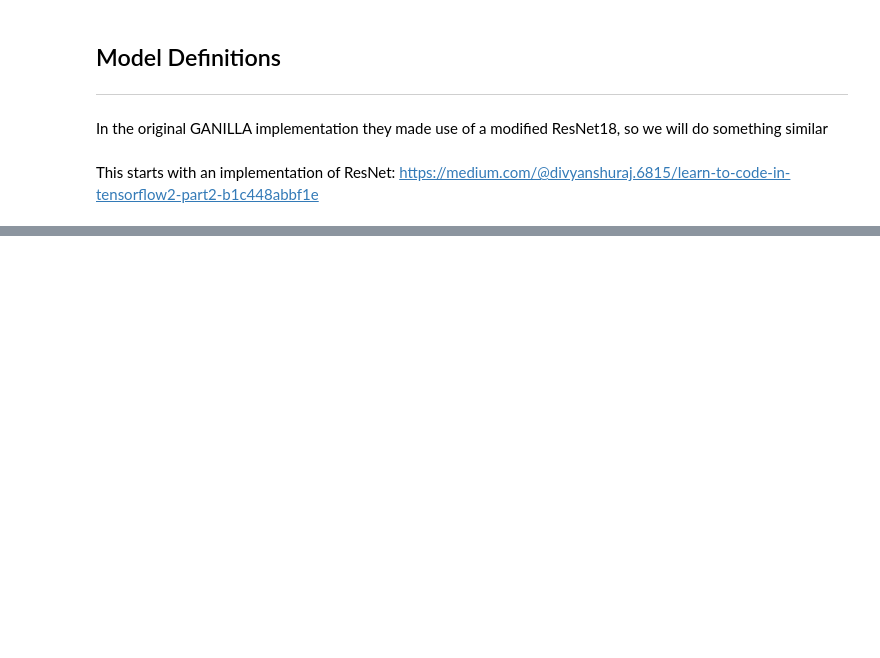
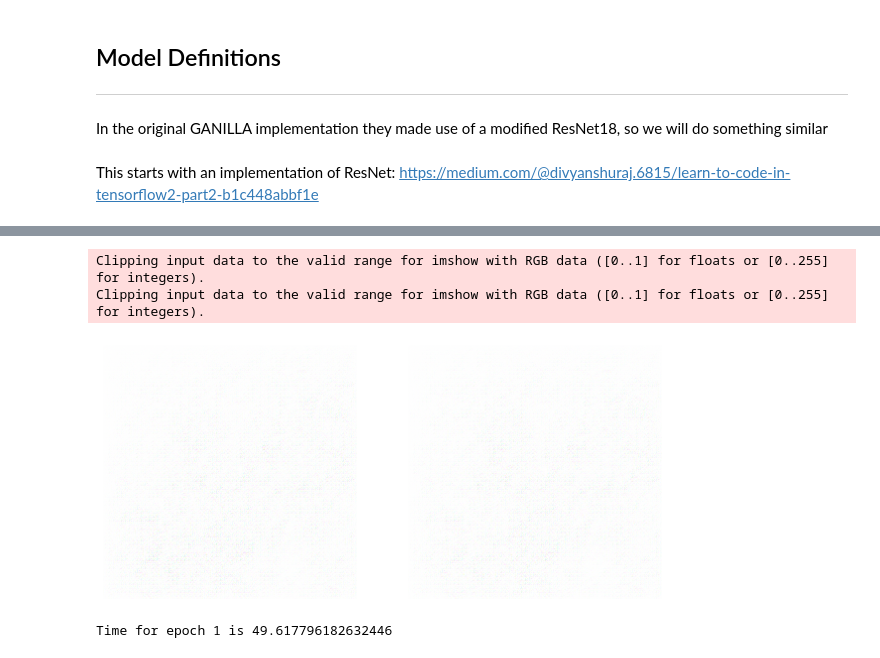
Before and after one commit to mycicle/cpe695, a Jupyter notebook: assignments/final_project/style_transfer.ipynb, the cells around one changed output, grey strips where cells are left out. Saved outputs shown, nothing was run; the diff lists cells and outputs as text; code cells hidden in the pictures; blank space fills up the shorter version.

Commit message:
Model training
Signed-off-by: Mycicle <mjm.digregorio@gmail.com>

```diff
--- a/assignments/final_project/style_transfer.ipynb
+++ b/assignments/final_project/style_transfer.ipynb
@@ -117,5 +117,5 @@ style_dataset = tf.data.Dataset.from_generator(lambda: style_train_gen, (tf.floa
 # %%
-image_dataset = tf.data.Dataset.from_generator(lambda: image_train_gen, (tf.float32, tf.float32)).shuffle(BUFFER_SIZE).batch(BATCH_SIZE)
+image_dataset = tf.data.Dataset.from_generator(lambda: image_train_gen, (tf.float32))
 # %% [markdown]
 ## Model Definitions
 ---
@@ -229,7 +229,7 @@ def make_discriminator_model():
 
     model.add(layers.Dropout(0.3, name='disc_dropout'))
     model.add(layers.Flatten(name='disc_flatten'))
-    model.add(layers.Dense(1, name='disc_output', activation='sigmoid'))
+    model.add(layers.Dense(1, name='disc_output', use_bias=False))
 
     for layer in model.layers:
         if layer.name not in ['disc_dropout', 'disc_flatten', 'disc_output']:
@@ -330,10 +329,26 @@ def generate_and_save_images(autoencoder, epoch, test_input):
 
     pt.savefig('autoencoder_image_at_epoch_{:04d}.png'.format(epoch))
     pt.show()
-# %%
-def train(autoencoder_dataset, discriminator_dataset, epochs):
-    for epoch in range(epochs):
-        start = time.time()
-
-        for image_batch in dataset:
-            train_step(...)
+# %%
+def train(images_to_style, style_images, display_test_images, epochs):
+    for epoch in range(epochs):
+        start = time.time()
+
+        for images, styles in zip(images_to_style.take(100), style_images.take(100)):
+#             print('starting training loop')
+            train_step(images, styles)
+
+        display.clear_output(wait=True)
+        generate_and_save_images(autoencoder,
+                                    epoch+1,
+                                    display_test_images)
+
+        if (epoch + 1) % 15== 0:
+            checkpoint.save(file_prefix=checkpoint_prefix)
+
+        print(f'Time for epoch {epoch} is {time.time()-start}')
+
+    display.clear_output(wait=True)
+    generate_and_save_images(autoencoder,
+                                epochs,
+                                display_test_images)
@@ -339,0 +389,11 @@ def train(autoencoder_dataset, discriminator_dataset, epochs):
+# %%
+display_test_images = []
+for i in range(2):
+    display_test_images.append(load_random_image(os.path.join(image_dir, train_dir), "*.jpg"))
+print("initiating training")
+train(image_dataset, style_dataset, display_test_images, EPOCHS)
+# %% [output]
+Clipping input data to the valid range for imshow with RGB data ([0..1] for floats or [0..255] for integers).
+Clipping input data to the valid range for imshow with RGB data ([0..1] for floats or [0..255] for integers).
+[figure, added]
+Time for epoch 1 is 49.617796182632446
```
Also changed, not shown: parts of 16 cells of this notebook.
